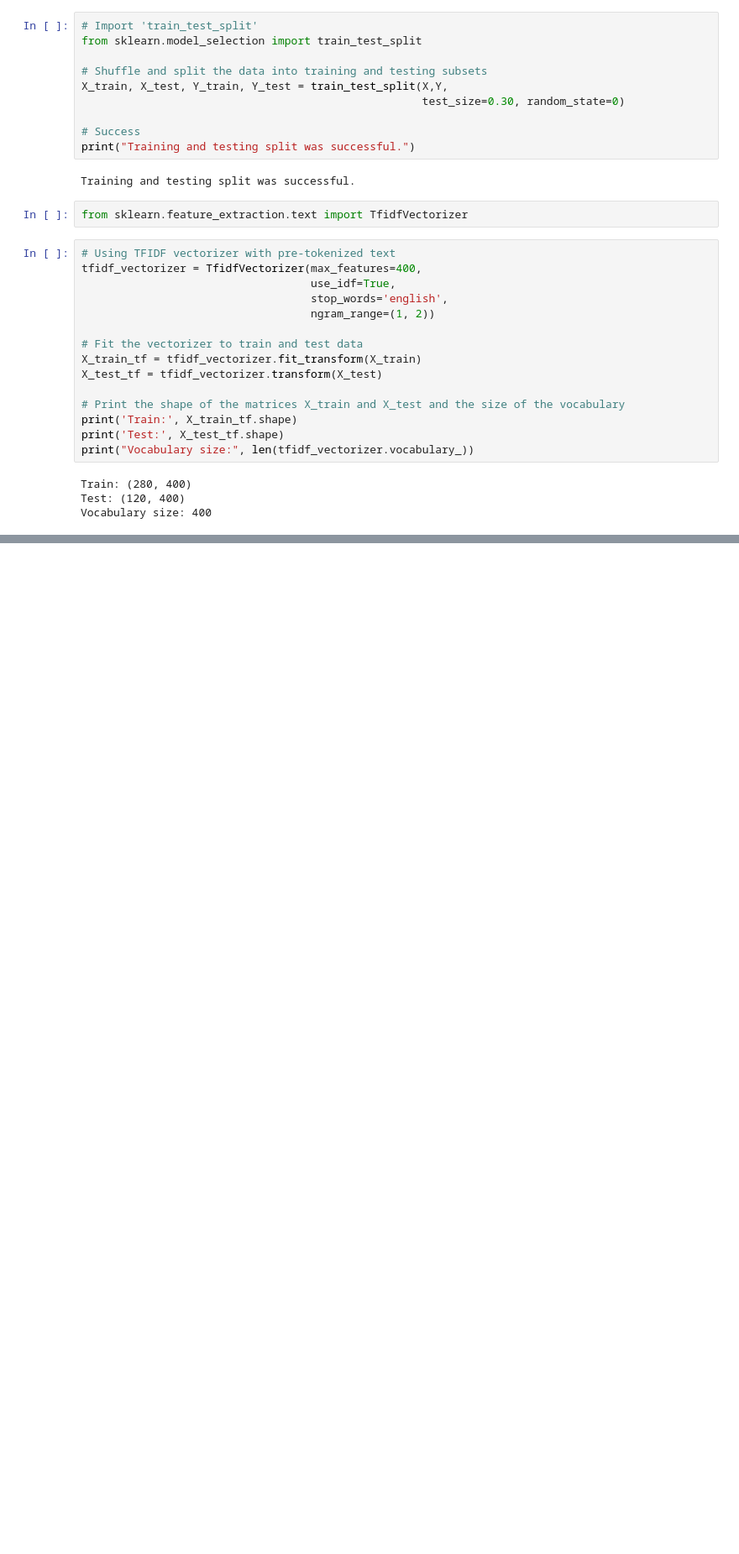
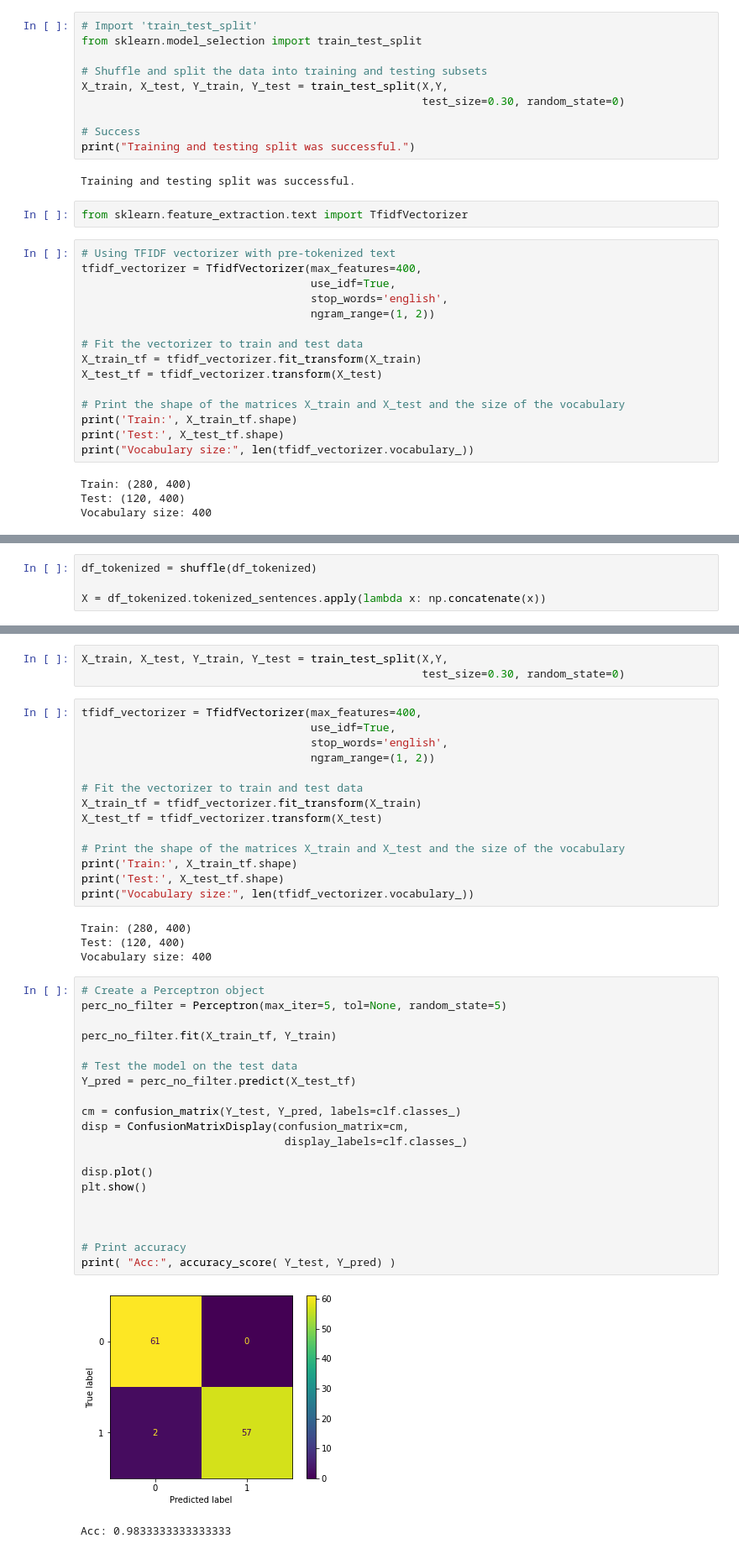
Before and after one commit to edgolyakova/DataScienceProj, a Jupyter notebook: Part 1.ipynb, the cells around one changed output, grey strips where cells are left out. Shown: that part at 84% size. Cells and saved outputs as stored; diff of their text form; blank space fills up the shorter version.

```diff
--- a/Part 1.ipynb
+++ b/Part 1.ipynb
@@ -782,0 +785,4 @@ plt.show()
+# %%
+df_tokenized = shuffle(df_tokenized)
+
+X = df_tokenized.tokenized_sentences.apply(lambda x: np.concatenate(x))
@@ -782,0 +880,44 @@ plt.show()
+# %%
+X_train, X_test, Y_train, Y_test = train_test_split(X,Y,
+                                                    test_size=0.30, random_state=0)
+# %%
+tfidf_vectorizer = TfidfVectorizer(max_features=400,
+                                   use_idf=True,
+                                   stop_words='english',
+                                   ngram_range=(1, 2))
+
+# Fit the vectorizer to train and test data
+X_train_tf = tfidf_vectorizer.fit_transform(X_train)
+X_test_tf = tfidf_vectorizer.transform(X_test)
+
+# Print the shape of the matrices X_train and X_test and the size of the vocabulary
+print('Train:', X_train_tf.shape)
+print('Test:', X_test_tf.shape)
+print("Vocabulary size:", len(tfidf_vectorizer.vocabulary_))
+# %% [output]
+Train: (280, 400)
+Test: (120, 400)
+Vocabulary size: 400
+# %%
+# Create a Perceptron object
+perc_no_filter = Perceptron(max_iter=5, tol=None, random_state=5)
+
+perc_no_filter.fit(X_train_tf, Y_train)
+
+# Test the model on the test data
+Y_pred = perc_no_filter.predict(X_test_tf)
+
+cm = confusion_matrix(Y_test, Y_pred, labels=clf.classes_)
+disp = ConfusionMatrixDisplay(confusion_matrix=cm,
+                               display_labels=clf.classes_)
+
+disp.plot()
+plt.show()
+
+
+
+# Print accuracy
+print( "Acc:", accuracy_score( Y_test, Y_pred) )
+# %% [output]
+[figure, added]
+Acc: 0.9833333333333333
```
Also changed, not shown: parts of 22 cells of this notebook.
